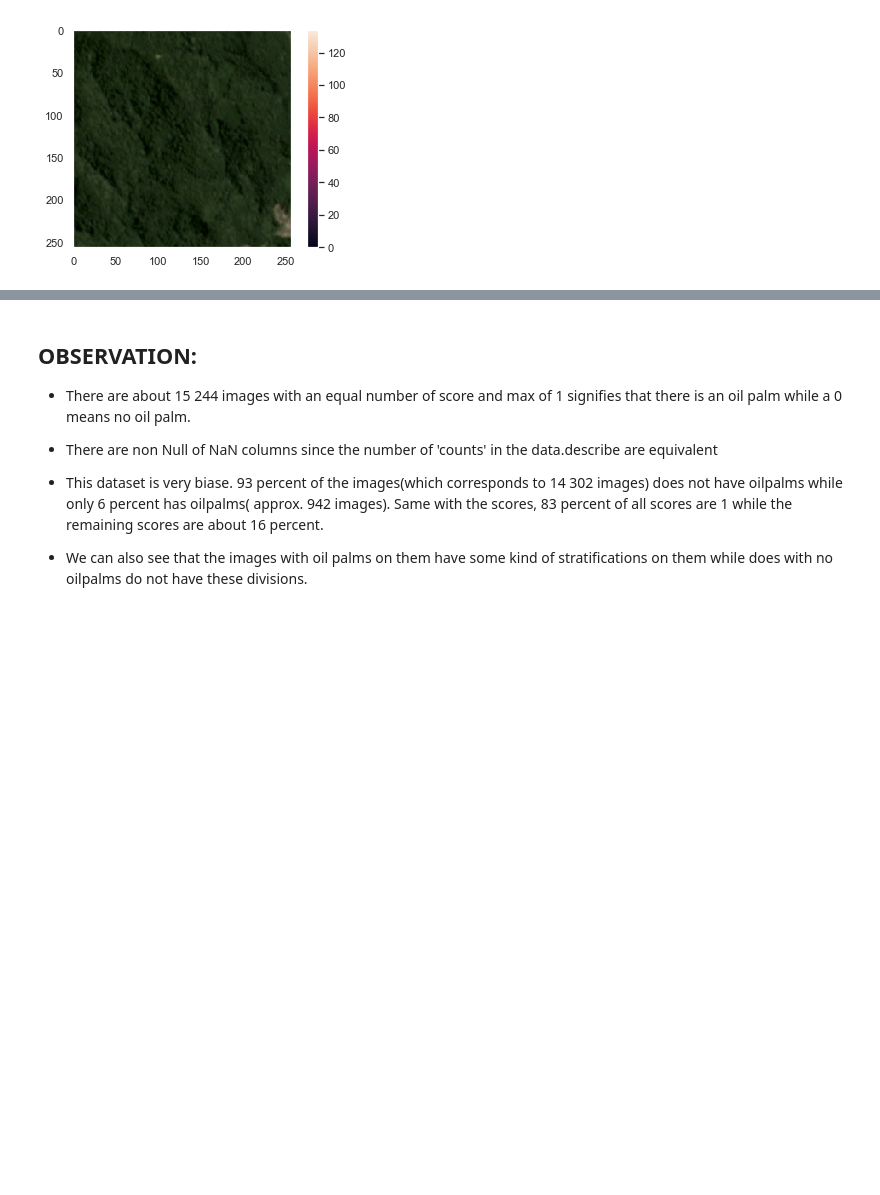
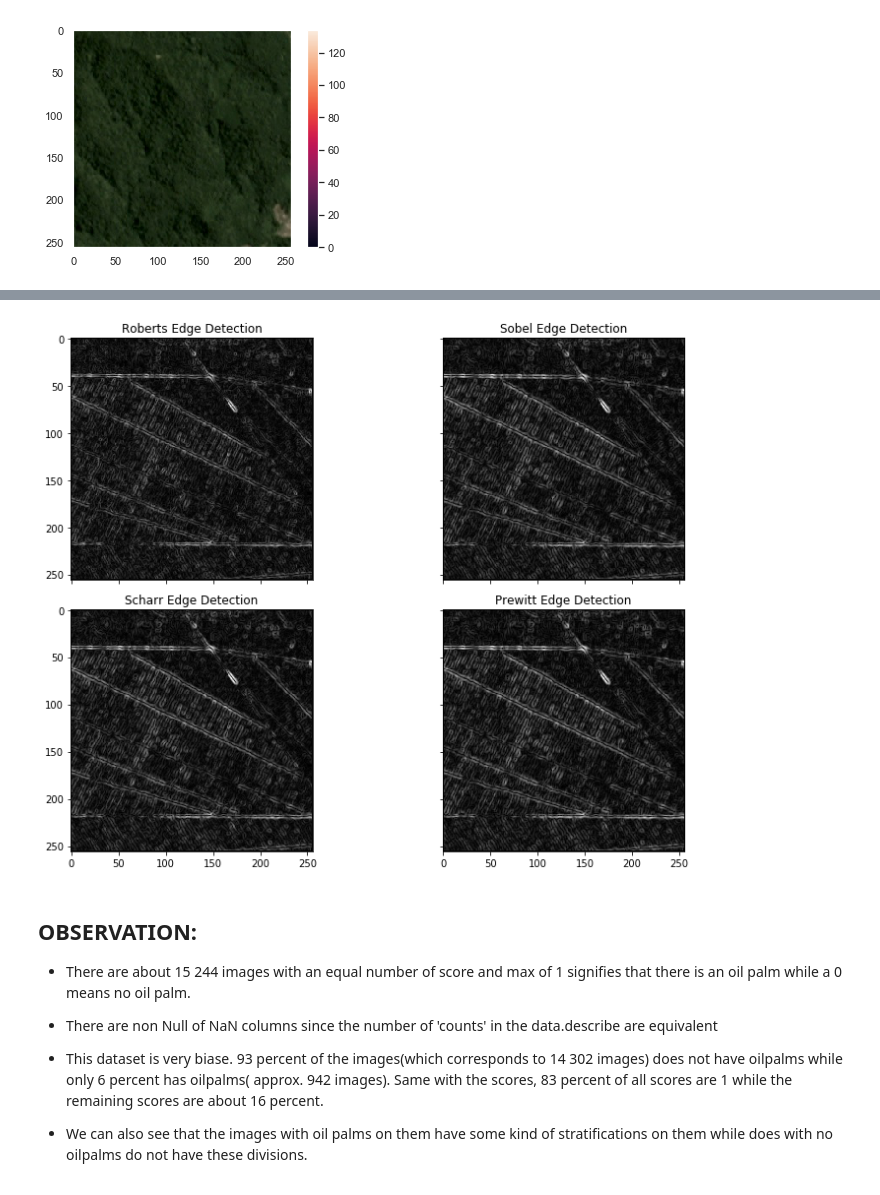
Before and after one commit to amysudarat/KaggleProject, a Jupyter notebook: WIDS-Intro and background.ipynb, the cells around one changed output, grey strips where cells are left out. Cells and saved outputs as stored; diff of their text form; code cells hidden in the pictures; blank space fills up the shorter version.

Commit message:
add edge detection and framework for transfer learning

```diff
--- a/WIDS-Intro and background.ipynb
+++ b/WIDS-Intro and background.ipynb
@@ -220,3 +239,46 @@ for image in nopalm_images:
+# %%
+from skimage.color import rgb2gray
+from skimage import io
+
+# convert rgb to grayscale
+img_path = 'C:\\Users\\Amy\\KaggleProject\\data\\train_images\\img_056872017.jpg'
+img = io.imread(img_path)
+img_gray = rgb2gray(img)
+# %%
+import numpy as np
+import matplotlib.pyplot as plt
+
+from skimage.data import camera
+from skimage.filters import roberts, sobel, scharr, prewitt
+
+# Filter using sobel and robert to perform edge detection
+edge_roberts = roberts(img_gray)
+edge_sobel = sobel(img_gray)
+edge_scharr = scharr(img_gray)
+edge_prewitt = prewitt(img_gray)
+
+fig, ax = plt.subplots(ncols=2, nrows=2, sharex=True, sharey=True,
+                       figsize=(12, 8))
+
+ax[0][0].imshow(edge_roberts, cmap=plt.cm.gray)
+ax[0][0].set_title('Roberts Edge Detection')
+
+ax[0][1].imshow(edge_sobel, cmap=plt.cm.gray)
+ax[0][1].set_title('Sobel Edge Detection')
+
+ax[1][0].imshow(edge_scharr, cmap=plt.cm.gray)
+ax[1][0].set_title('Scharr Edge Detection')
+
+ax[1][1].imshow(edge_prewitt, cmap=plt.cm.gray)
+ax[1][1].set_title('Prewitt Edge Detection')
+
+# for a in ax:
+#     a.axis('off')
+
+plt.tight_layout()
+plt.show()
+# %% [output]
+[figure, added]
 # %% [markdown]
 ## OBSERVATION:
 - There are about 15 244 images with an equal number of score and max of 1 signifies that there is an oil palm while a 0 means no oil palm.
```
Also changed, not shown: parts of 23 cells of this notebook.
